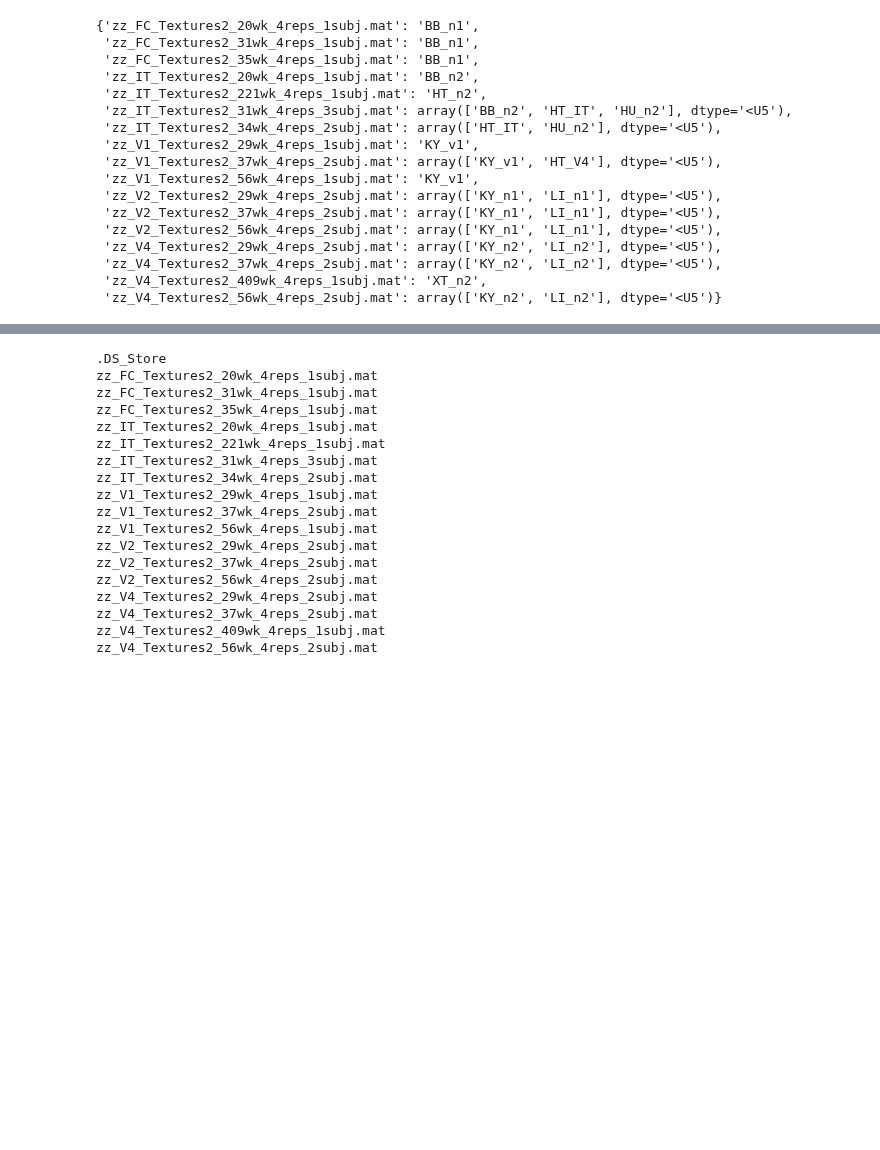
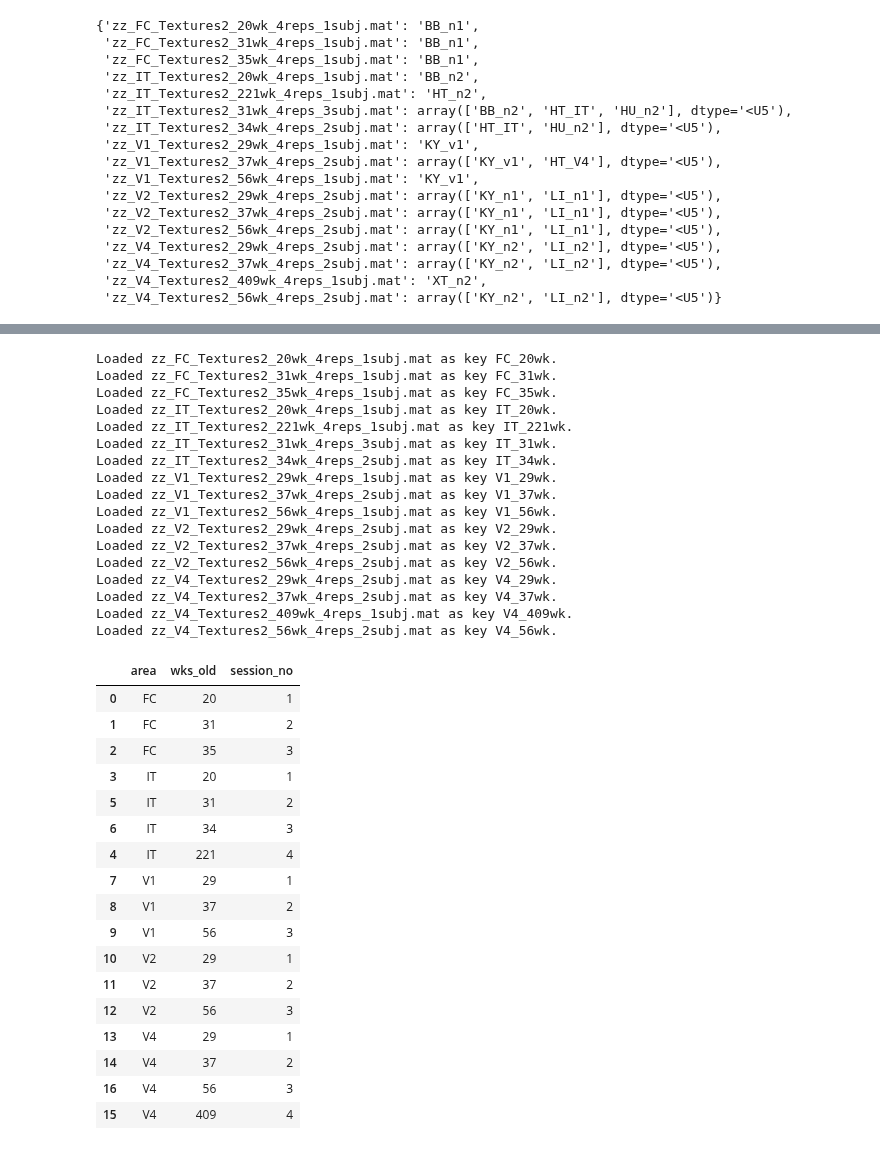
Before and after one commit to awqx/ada, a Jupyter notebook: notebooks/20260303.ipynb, the cells around one changed output, grey strips where cells are left out. Cells and saved outputs as stored; diff of their text form; code cells hidden in the pictures; blank space fills up the shorter version.

```diff
--- a/notebooks/20260303.ipynb
+++ b/notebooks/20260303.ipynb
@@ -6,9 +6,11 @@
 import os
 from pathlib import Path
 
+# os.chdir("..")
+
 prj_id = "20260303"
-data_dir = Path("data/raw/lee2024/data/textures2_data/")
-proc_dir = Path("data/processed")
+data_dir = Path("../data/raw/lee2024/data/textures2_data/")
+proc_dir = Path("../data/processed")
 proc_dir = proc_dir / prj_id
 if not proc_dir.exists():
     proc_dir.mkdir()
@@ -73,23 +48,52 @@ int(re.search(r"Textures2_([0-9]+)", 'zz_FC_Textures2_20wk_4reps_1subj.mat').gro
 # %%
-from ada import load_recordings
+from ada import load_matlab_dir
 
-textures2 = load_recordings(data_dir)
+textures2 = load_matlab_dir(data_dir, silent=False)
 # %% [output]
-.DS_Store
-zz_FC_Textures2_20wk_4reps_1subj.mat
-zz_FC_Textures2_31wk_4reps_1subj.mat
-zz_FC_Textures2_35wk_4reps_1subj.mat
-zz_IT_Textures2_20wk_4reps_1subj.mat
-zz_IT_Textures2_221wk_4reps_1subj.mat
-zz_IT_Textures2_31wk_4reps_3subj.mat
-zz_IT_Textures2_34wk_4reps_2subj.mat
-zz_V1_Textures2_29wk_4reps_1subj.mat
-zz_V1_Textures2_37wk_4reps_2subj.mat
-zz_V1_Textures2_56wk_4reps_1subj.mat
-zz_V2_Textures2_29wk_4reps_2subj.mat
-zz_V2_Textures2_37wk_4reps_2subj.mat
-zz_V2_Textures2_56wk_4reps_2subj.mat
-zz_V4_Textures2_29wk_4reps_2subj.mat
-zz_V4_Textures2_37wk_4reps_2subj.mat
-zz_V4_Textures2_409wk_4reps_1subj.mat
-zz_V4_Textures2_56wk_4reps_2subj.mat
+Loaded zz_FC_Textures2_20wk_4reps_1subj.mat as key FC_20wk.
+Loaded zz_FC_Textures2_31wk_4reps_1subj.mat as key FC_31wk.
+Loaded zz_FC_Textures2_35wk_4reps_1subj.mat as key FC_35wk.
+Loaded zz_IT_Textures2_20wk_4reps_1subj.mat as key IT_20wk.
+Loaded zz_IT_Textures2_221wk_4reps_1subj.mat as key IT_221wk.
+Loaded zz_IT_Textures2_31wk_4reps_3subj.mat as key IT_31wk.
+Loaded zz_IT_Textures2_34wk_4reps_2subj.mat as key IT_34wk.
+Loaded zz_V1_Textures2_29wk_4reps_1subj.mat as key V1_29wk.
+Loaded zz_V1_Textures2_37wk_4reps_2subj.mat as key V1_37wk.
+Loaded zz_V1_Textures2_56wk_4reps_1subj.mat as key V1_56wk.
+Loaded zz_V2_Textures2_29wk_4reps_2subj.mat as key V2_29wk.
+Loaded zz_V2_Textures2_37wk_4reps_2subj.mat as key V2_37wk.
+Loaded zz_V2_Textures2_56wk_4reps_2subj.mat as key V2_56wk.
+Loaded zz_V4_Textures2_29wk_4reps_2subj.mat as key V4_29wk.
+Loaded zz_V4_Textures2_37wk_4reps_2subj.mat as key V4_37wk.
+Loaded zz_V4_Textures2_409wk_4reps_1subj.mat as key V4_409wk.
+Loaded zz_V4_Textures2_56wk_4reps_2subj.mat as key V4_56wk.
+# %%
+import pandas as pd
+
+area_codes = pd.DataFrame([[textures2[sesh].area, textures2[sesh].wks_old] for sesh in textures2.keys()])
+area_codes.columns = ["area", "wks_old"]
+
+area_codes = (area_codes
+    .sort_values(['area', 'wks_old'])
+    .assign(session_no=lambda df: df.groupby(["area"]).cumcount() + 1))
+# %%
+area_codes
+# %% [output]
+|  | area | wks_old | session_no |
+| 0 | FC | 20 | 1 |
+| 1 | FC | 31 | 2 |
+| 2 | FC | 35 | 3 |
+| 3 | IT | 20 | 1 |
+| 5 | IT | 31 | 2 |
+| 6 | IT | 34 | 3 |
+| 4 | IT | 221 | 4 |
+| 7 | V1 | 29 | 1 |
+| 8 | V1 | 37 | 2 |
+| 9 | V1 | 56 | 3 |
+| 10 | V2 | 29 | 1 |
+| 11 | V2 | 37 | 2 |
+| 12 | V2 | 56 | 3 |
+| 13 | V4 | 29 | 1 |
+| 14 | V4 | 37 | 2 |
+| 16 | V4 | 56 | 3 |
+| 15 | V4 | 409 | 4 |
```
Also changed, not shown: parts of 12 cells of this notebook, 1 other file.
